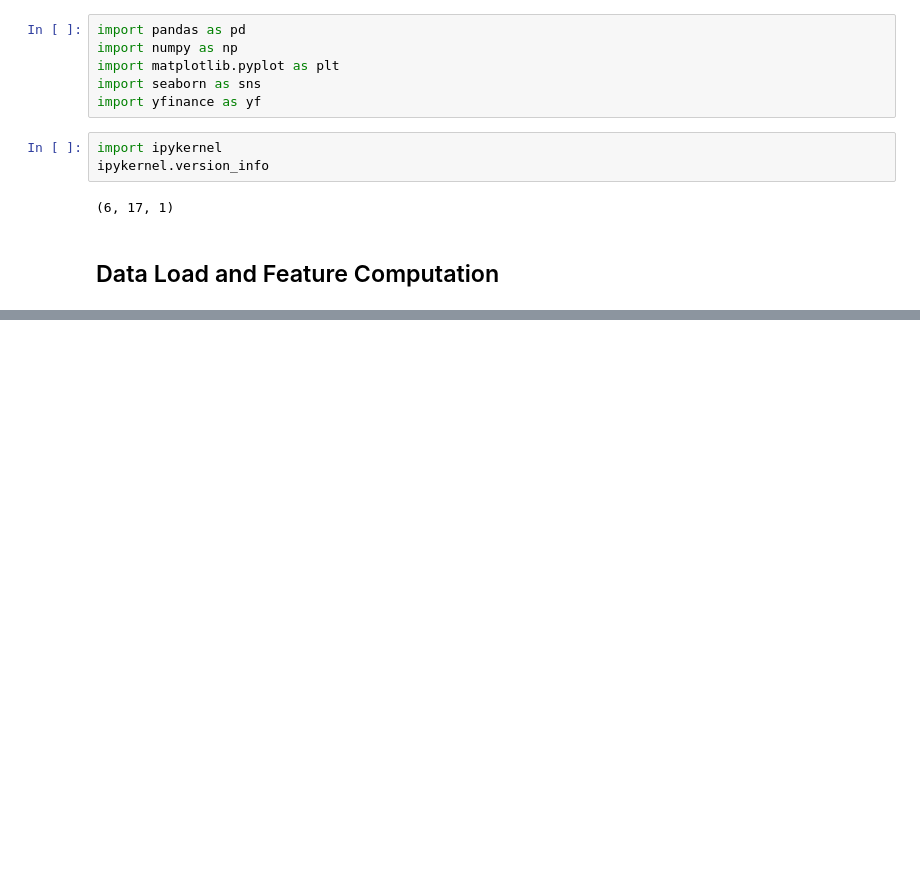
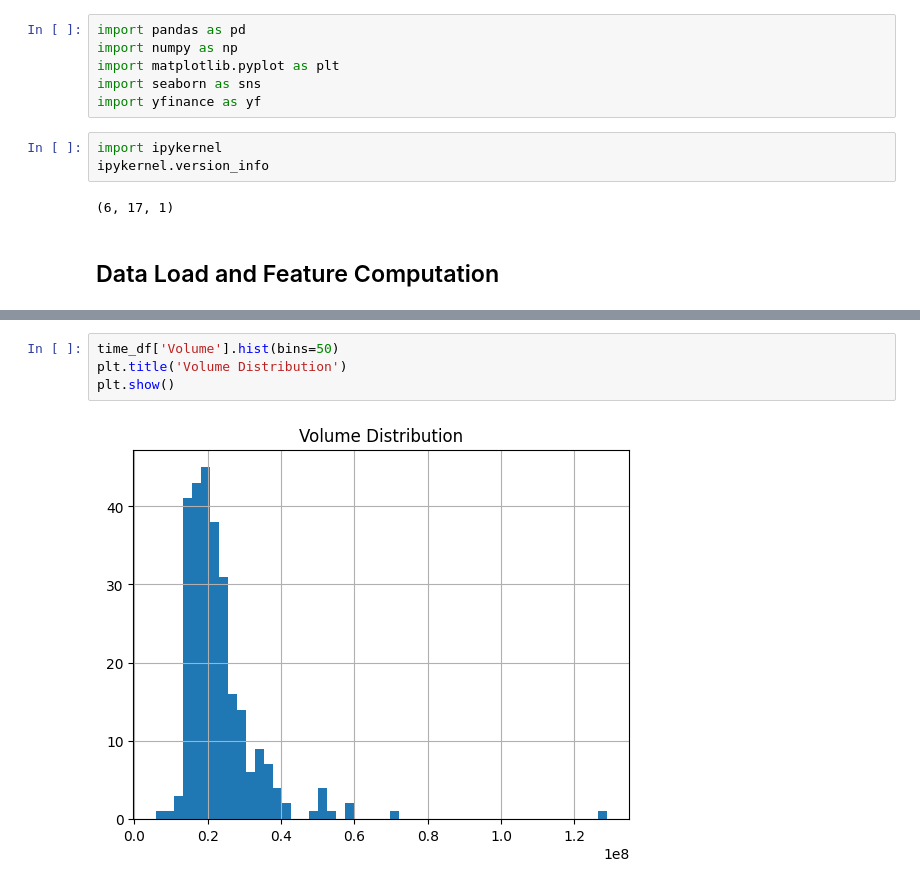
Before and after one commit to shashankgarewal/Time-Series-Analysis-Forecasting, a Jupyter notebook: notebooks/02_eda_analysis.ipynb, the cells around one changed output, grey strips where cells are left out. Drawn from its saved outputs; the diff is of its cells as text; blank space fills up the shorter version.

```diff
--- a/notebooks/02_eda_analysis.ipynb
+++ b/notebooks/02_eda_analysis.ipynb
@@ -44,0 +101,6 @@ time_df.describe()
+# %%
+time_df['Volume'].hist(bins=50)
+plt.title('Volume Distribution')
+plt.show()
+# %% [output]
+[figure, added]
```
Also changed, not shown: parts of 15 cells of this notebook.
